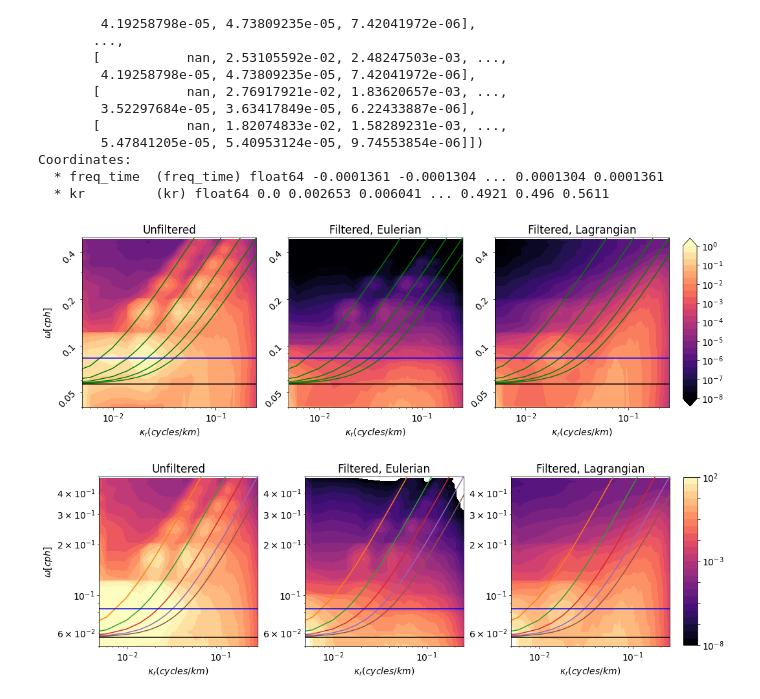
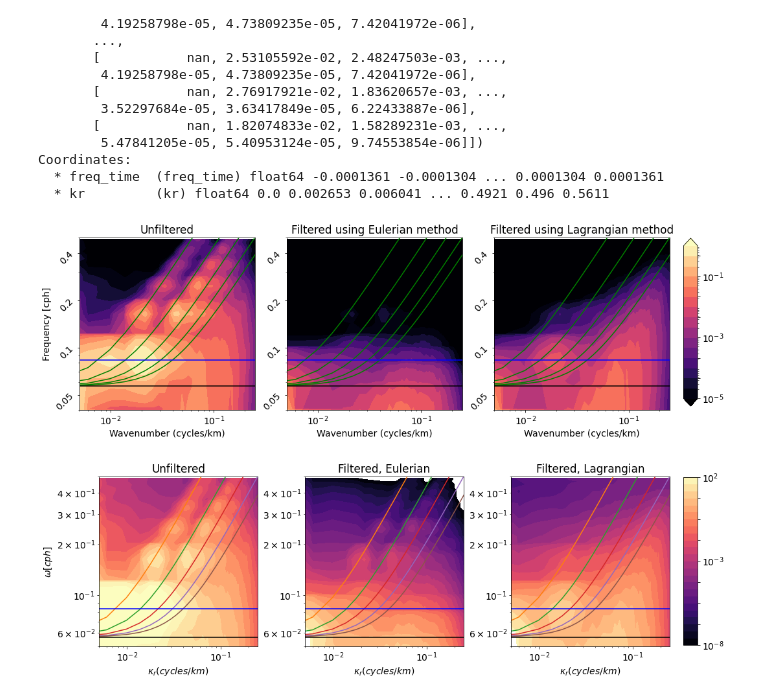
Before and after one commit to cspencerjones/separating-balanced, a Jupyter notebook: python/filtered_u_v.ipynb, the cells around one changed output. Drawn from its saved outputs; the diff is of its cells as text; code cells hidden in the pictures.

Commit message:
made div/vort freq/wn figures

```diff
--- a/python/filtered_u_v.ipynb
+++ b/python/filtered_u_v.ipynb
@@ -665,7 +609,7 @@ yticks_s = [5*10**-2,10**-1,2*10**-1,4*10**-1]
 plt.figure(figsize=(15,5))
 omega = ps_iso.freq_time*3600
 kr    = ps_iso.kr
-lev_exp = np.linspace(-8,0,25)
+lev_exp = np.linspace(-5,0,16)
 lev = np.power(10, lev_exp)
 plt.subplot(131)
 cs = plt.contourf(kr,omega,np.abs(omega)*kr*ps_iso_unfilt,lev,norm=LogNorm(), cmap='magma',extend='both')
@@ -678,8 +622,8 @@ plt.xscale('log')
 plt.yscale('log')
 plt.xlim([0.005, 0.25])
 plt.ylim([0.04, 0.5])
-plt.ylabel('$\omega [cph] $')
-plt.xlabel('$\kappa_r (cycles/km)$')
+plt.ylabel('Frequency [cph]')
+plt.xlabel('Wavenumber (cycles/km)')
 plt.tight_layout()
 plt.title('Unfiltered')
 plt.axhline(-fm/np.pi/2*3600,color='k')
@@ -698,44 +642,44 @@ plt.yscale('log')
 plt.xlim([0.005, 0.25])
 plt.ylim([0.04, 0.5])
 #plt.ylabel('$\omega [cph] $')
-plt.xlabel('$\kappa_r (cycles/km)$')
+plt.xlabel('Wavenumber (cycles/km)')
 plt.tight_layout()
-plt.title('Filtered, Eulerian')
+plt.title('Filtered using Eulerian method')
 plt.axhline(-fm/np.pi/2*3600,color='k')
 plt.axhline([2/86400*3600],label='Semi-diurnal',color='b')
 plt.yticks(yticks_s,yticks_s,rotation=45)
 
 plt.subplot(133)
 cs = plt.contourf(kr,omega,np.abs(omega)*kr*ps_iso,lev,norm=LogNorm(), cmap='magma',extend='both')
 #plt.colorbar(cs)
 
 for i in range(0,6):
     plt.plot(kr, omegaM[:,i]/np.pi/2, label=i,color='g')
 #plt.plot(ps_iso.kr.values, omega_disp.values,'k')
 plt.xscale('log')
 plt.yscale('log')
 plt.xlim([0.005, 0.25])
 plt.ylim([0.04, 0.5])
 #plt.ylabel('$\omega [cph] $')
-plt.xlabel('$\kappa_r (cycles/km)$')
+plt.xlabel('Wavenumber (cycles/km)')
 plt.tight_layout()
-plt.title('Filtered, Lagrangian')
+plt.title('Filtered using Lagrangian method')
 plt.axhline(-fm/np.pi/2*3600,color='k')
 plt.axhline([2/86400*3600],label='Semi-diurnal',color='b')
 plt.yticks(yticks_s,yticks_s,rotation=45)
 
 
 
 fig=plt.gcf()
 plt.tight_layout()
 fig.subplots_adjust(right=0.91)
 cbar_ax = fig.add_axes([0.93, 0.18, 0.02, 0.72])
 fig.colorbar(cs, cax=cbar_ax)
 
 
 fig.savefig('wavenumber_freq.png')
 # %% [output]
-[figure, old version]
+[figure, new version]
 # %%
 #non variance preserving
 plt.figure(figsize=(15,5))
```
Also changed, not shown: parts of 11 cells of this notebook, 4 other files.
